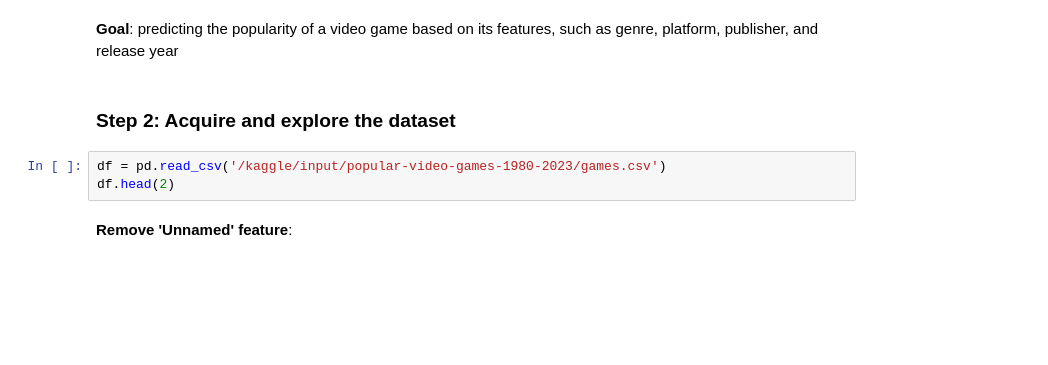
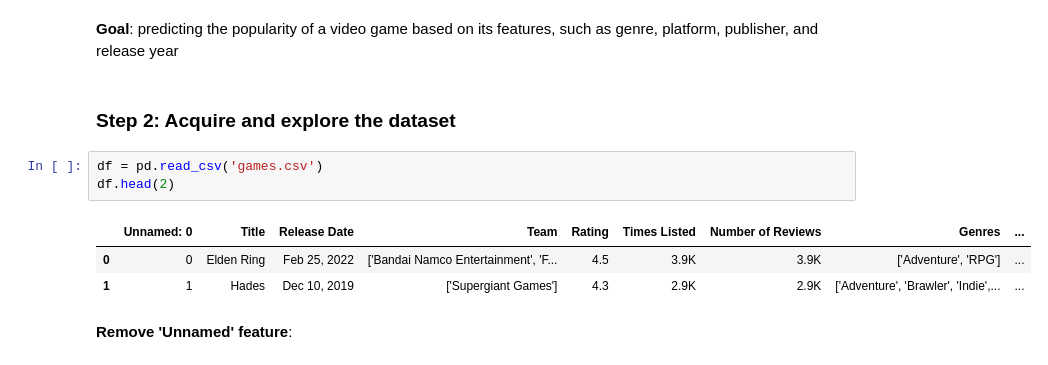
Before and after one commit to a113ssa/games-success-research, a Jupyter notebook: games-success-research.ipynb, the cells around one changed output. Drawn from its saved outputs; the diff is of its cells as text; blank space fills up the shorter version.

```diff
--- a/games-success-research.ipynb
+++ b/games-success-research.ipynb
@@ -11,8 +11,12 @@ import seaborn as sns
 # %% [markdown]
 ### Step 2: Acquire and explore the dataset
 # %%
-df = pd.read_csv('/kaggle/input/popular-video-games-1980-2023/games.csv')
+df = pd.read_csv('games.csv')
 df.head(2)
+# %% [output]
+|  | Unnamed: 0 | Title | Release Date | Team | Rating | Times Listed | Number of Reviews | Genres | ... |
+| 0 | 0 | Elden Ring | Feb 25, 2022 | ['Bandai Namco Entertainment', 'F... | 4.5 | 3.9K | 3.9K | ['Adventure', 'RPG'] | ... |
+| 1 | 1 | Hades | Dec 10, 2019 | ['Supergiant Games'] | 4.3 | 2.9K | 2.9K | ['Adventure', 'Brawler', 'Indie',... | ... |
 # %% [markdown]
 **Remove 'Unnamed' feature**:
 # %%
```
Also changed, not shown: parts of 10 cells of this notebook.
